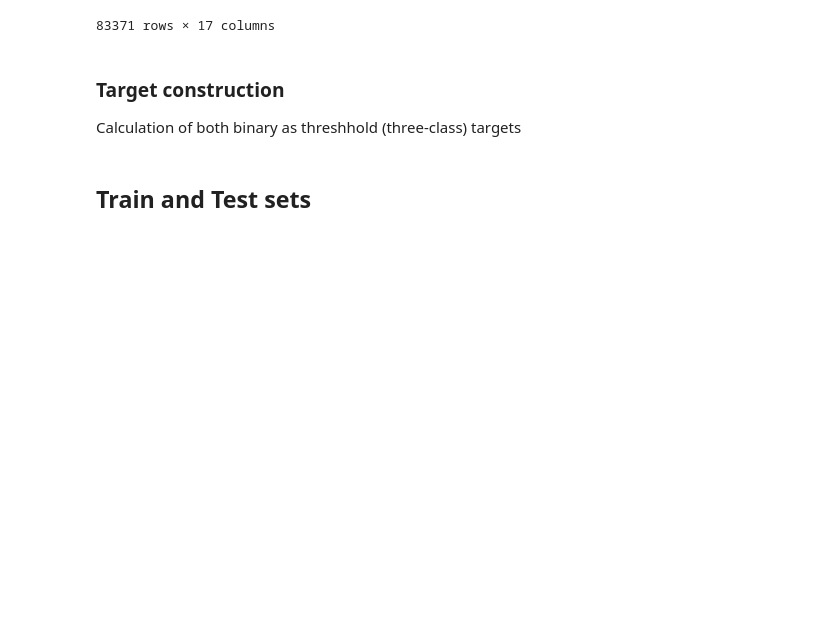
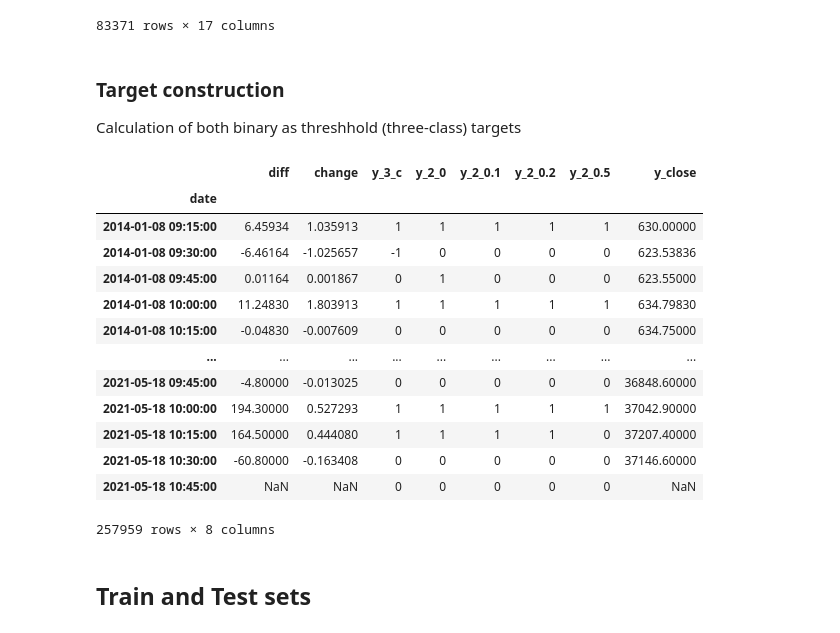
Before and after one commit to rapsac2010/sparse-trading-bsc, a Jupyter notebook: src/Full_notebook.ipynb, the cells around one changed output. Drawn from its saved outputs; the diff is of its cells as text; code cells hidden in the pictures; blank space fills up the shorter version.

```diff
--- a/src/Full_notebook.ipynb
+++ b/src/Full_notebook.ipynb
@@ -147,31 +133,51 @@ dat_15[dat_15.index > datetime(2019,1,1)]
 ### Target construction
 Calculation of both binary as threshhold (three-class) targets
 # %%
+# Construct the target variable for 3 class (buy, sell or hold) classification
 def construct_3_tg(src_df, change, threshold):
     res_name = "y_3_" + str(threshold)
     resdf = pd.DataFrame(0, index=src_df.index, columns=[res_name])
     resdf[res_name][change > threshold] = 1
     resdf[res_name][change < -threshold] = -1
     return resdf[res_name]
 
+# Construct the target variable for 2 class (buy, hold) classification (no short selling)
 def construct_2_tg(src_df, change, threshold):
     res_name = "y_2"
     resdf = pd.DataFrame(0, index=src_df.index, columns=[res_name])
     resdf[res_name][change > threshold] = 1
     return resdf[res_name]
 
 
 res_df = dat_15[["close"]].diff().shift(-1)
 res_df.isna()
 res_df.columns = ["diff"]
 res_df["change"] = res_df["diff"] / dat_15["close"] * 100
 res_df['y_3_c'] = construct_3_tg(dat_15, res_df["change"], 0.2)
-res_df['y_2'] = construct_2_tg(dat_15, res_df["change"], 0)
-res_df['y_2_0.1'] = construct_2_tg(dat_15, res_df["change"], 0.1)
-res_df['y_2_0.2'] = construct_2_tg(dat_15, res_df["change"], 0.2)
-res_df['y_2_0.5'] = construct_2_tg(dat_15, res_df["change"], 0.5)
+
+for threshold in [0, 0.1, 0.2, 0.5]:
+    res_df['y_2_' + str(threshold)] = construct_2_tg(dat_15, res_df["change"], threshold)
+
+# res_df['y_2'] = construct_2_tg(dat_15, res_df["change"], 0)
+# res_df['y_2_0.1'] = construct_2_tg(dat_15, res_df["change"], 0.1)
+# res_df['y_2_0.2'] = construct_2_tg(dat_15, res_df["change"], 0.2)
+# res_df['y_2_0.5'] = construct_2_tg(dat_15, res_df["change"], 0.5)
 res_df['y_close'] = dat_15['close'].shift(-1)
-# res_df[res_df["change"]>0][100000:]
+# %% [output]
+|  | diff | change | y_3_c | y_2_0 | y_2_0.1 | y_2_0.2 | y_2_0.5 | y_close |
+| date |  |  |  |  |  |  |  |  |
+| 2014-01-08 09:15:00 | 6.45934 | 1.035913 | 1 | 1 | 1 | 1 | 1 | 630.00000 |
+| 2014-01-08 09:30:00 | -6.46164 | -1.025657 | -1 | 0 | 0 | 0 | 0 | 623.53836 |
+| 2014-01-08 09:45:00 | 0.01164 | 0.001867 | 0 | 1 | 0 | 0 | 0 | 623.55000 |
+| 2014-01-08 10:00:00 | 11.24830 | 1.803913 | 1 | 1 | 1 | 1 | 1 | 634.79830 |
+| 2014-01-08 10:15:00 | -0.04830 | -0.007609 | 0 | 0 | 0 | 0 | 0 | 634.75000 |
+| ... | ... | ... | ... | ... | ... | ... | ... | ... |
+| 2021-05-18 09:45:00 | -4.80000 | -0.013025 | 0 | 0 | 0 | 0 | 0 | 36848.60000 |
+| 2021-05-18 10:00:00 | 194.30000 | 0.527293 | 1 | 1 | 1 | 1 | 1 | 37042.90000 |
+| 2021-05-18 10:15:00 | 164.50000 | 0.444080 | 1 | 1 | 1 | 1 | 0 | 37207.40000 |
+| 2021-05-18 10:30:00 | -60.80000 | -0.163408 | 0 | 0 | 0 | 0 | 0 | 37146.60000 |
+| 2021-05-18 10:45:00 | NaN | NaN | 0 | 0 | 0 | 0 | 0 | NaN |
+257959 rows × 8 columns
 # %% [markdown]
 ## Train and Test sets
 # %%
```
Also changed, not shown: parts of 15 cells of this notebook.
